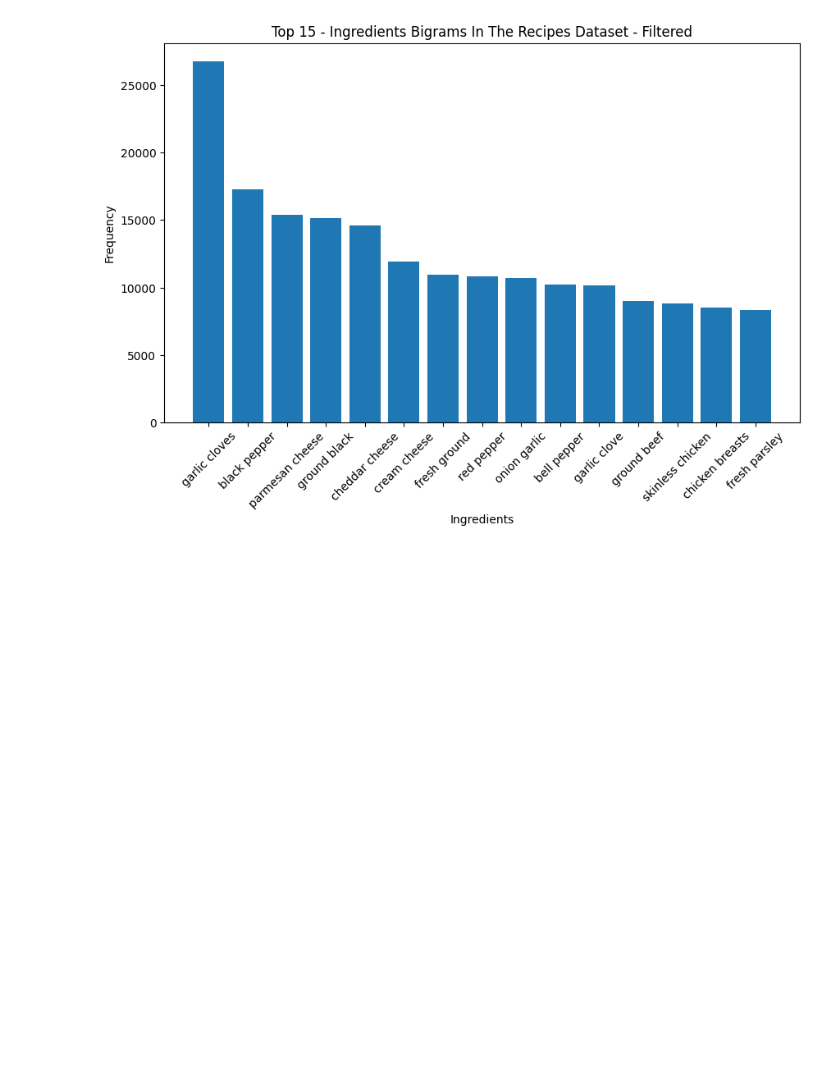
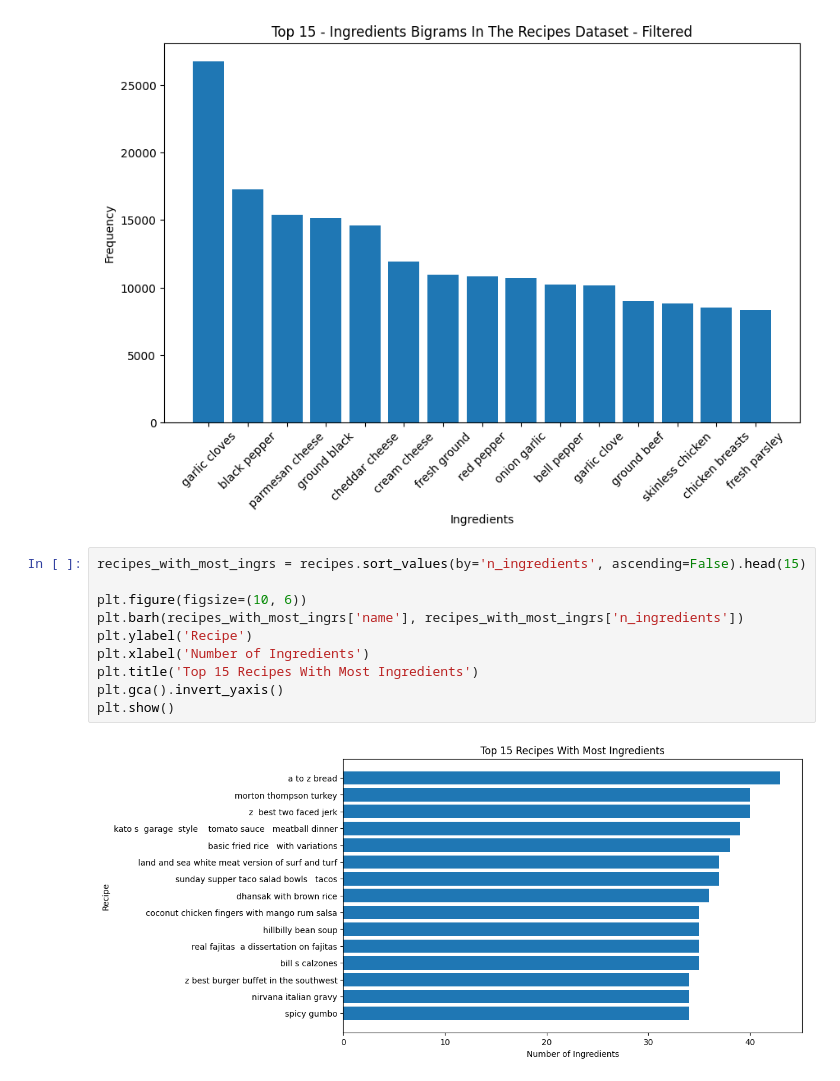
Before and after one commit to MGonza20/ProyectoFinal_DeepLearning, a Jupyter notebook: Exploratory_Analysis.ipynb, the cells around one changed output. Saved outputs shown, nothing was run; the diff lists cells and outputs as text; blank space fills up the shorter version.

Commit message:
Recipes with most steps and recipes

```diff
--- a/Exploratory_Analysis.ipynb
+++ b/Exploratory_Analysis.ipynb
@@ -129,3 +129,15 @@ plt.xticks(rotation=45)
 plt.show()
 # %% [output]
 [figure]
+# %%
+recipes_with_most_ingrs = recipes.sort_values(by='n_ingredients', ascending=False).head(15)
+
+plt.figure(figsize=(10, 6))
+plt.barh(recipes_with_most_ingrs['name'], recipes_with_most_ingrs['n_ingredients'])
+plt.ylabel('Recipe')
+plt.xlabel('Number of Ingredients')
+plt.title('Top 15 Recipes With Most Ingredients')
+plt.gca().invert_yaxis()
+plt.show()
+# %% [output]
+[figure, added]
```
Also changed, not shown: parts of 3 cells of this notebook.
